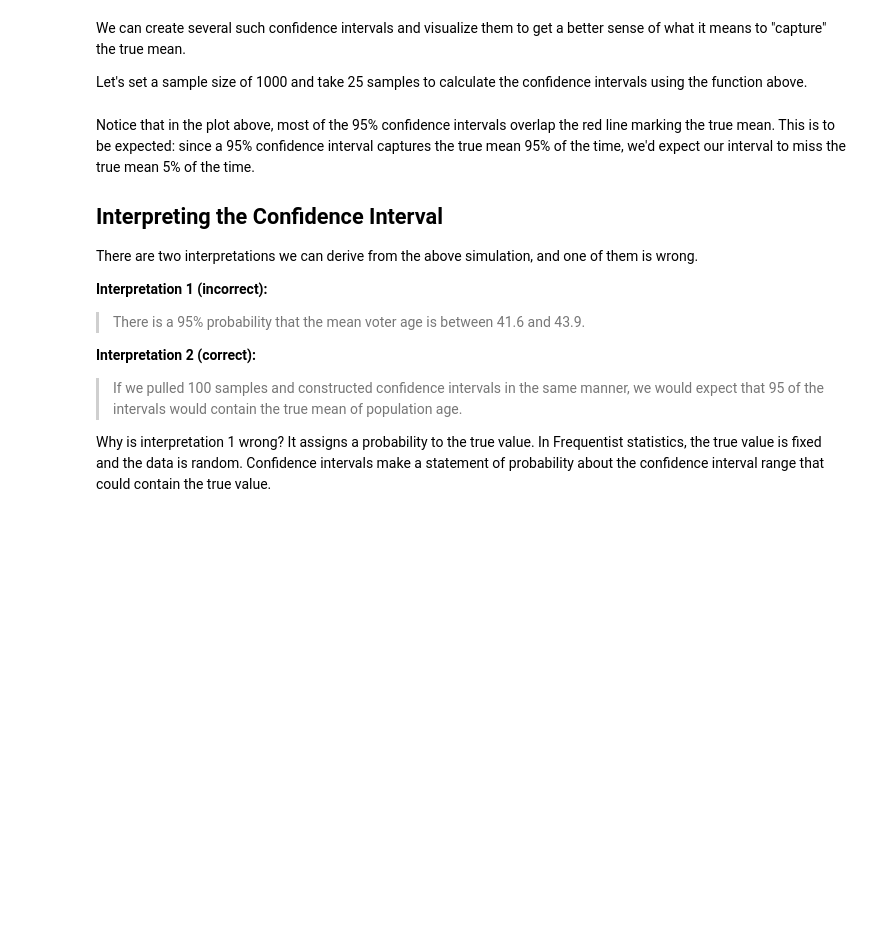
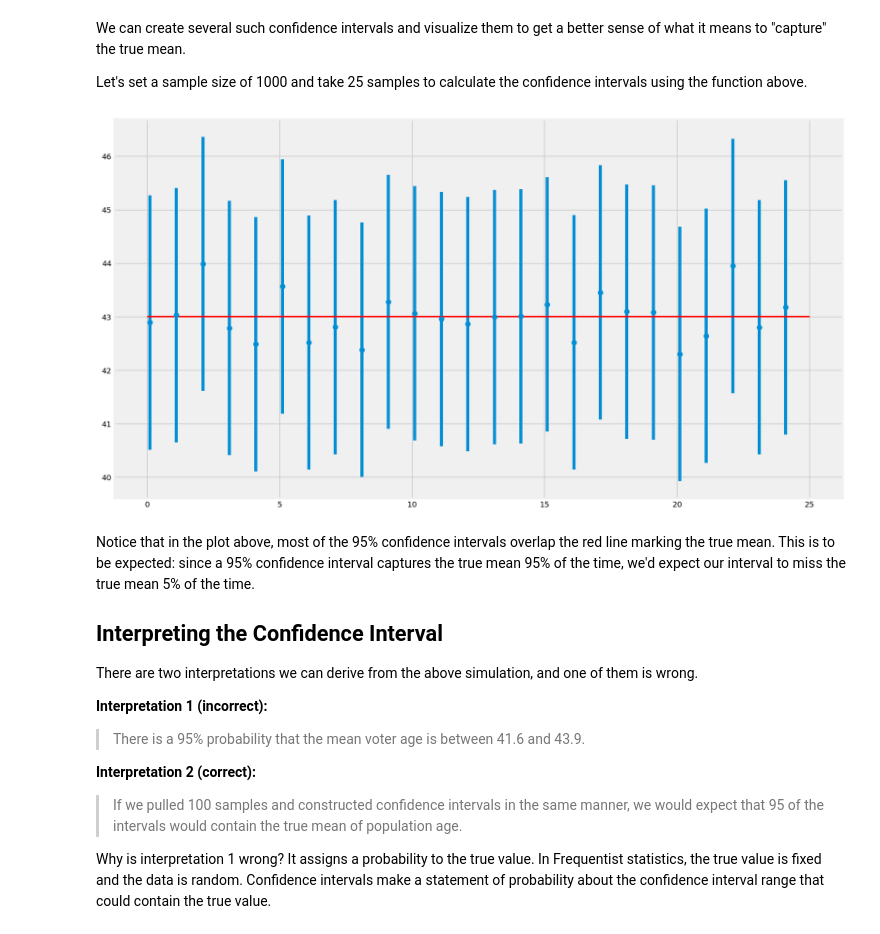
Before and after one commit to kagada01/dsc-confidence-intervals-lab-online-ds-sp-000, a Jupyter notebook: index.ipynb, the cells around one changed output. Drawn from its saved outputs; the diff is of its cells as text; code cells hidden in the pictures; blank space fills up the shorter version.

Commit message:
completed confidence intervals lab

```diff
--- a/index.ipynb
+++ b/index.ipynb
@@ -245,19 +254,44 @@ sample_means = []
 
 for sample in range(25):
     # Take a random sample of chosen size
-    sample = None
+    sample = np.random.choice(a=population_ages, size = sample_size)
+    sample_mean = sample.mean()
+    sample_means.append(sample_mean)
+
+    z_critical = stats.norm.ppf(0.975)
 
     # Calculate z_critical, margin_of_error, confidence_interval from function above
     #z_critical, margin_of_error, confidence_interval = conf_interval(population_ages, sample)
 
-    sample_mean = None
+    pop_stdev = population_ages.std()
+
+    stats.norm.ppf(0.025)
+
+    margin_of_error = z_critical + (pop_stdev/math.sqrt(sample_size))
+
+    confidence_interval = (sample_mean - margin_of_error, sample_mean + margin_of_error)
+
+    intervals.append(confidence_interval)
 
     # Calculate and append sample means and conf intervals for each iteration
 # %%
 # plot the mean and confidence interval for each sample as error bars
 # plot the population mean
 
 plt.figure(figsize=(15,9))
+
+plt.errorbar(x = np.arange(0.1, 25, 1),
+            y = sample_means,
+            yerr=[(top-bot)/2 for top, bot in intervals],
+            fmt = 'o');
+
+plt.hlines(xmin = 0,
+           xmax = 25,
+           y = 43.0023,
+           linewidth = 2.0,
+           color = 'red');
+# %% [output]
+[figure, added]
 # %% [markdown]
 Notice that in the plot above, most of the 95% confidence intervals overlap the red line marking the true mean. This is to be expected: since a 95% confidence interval captures the true mean 95% of the time, we'd expect our interval to miss the true mean 5% of the time.
 
```
Also changed, not shown: parts of 1 cell of this notebook.
